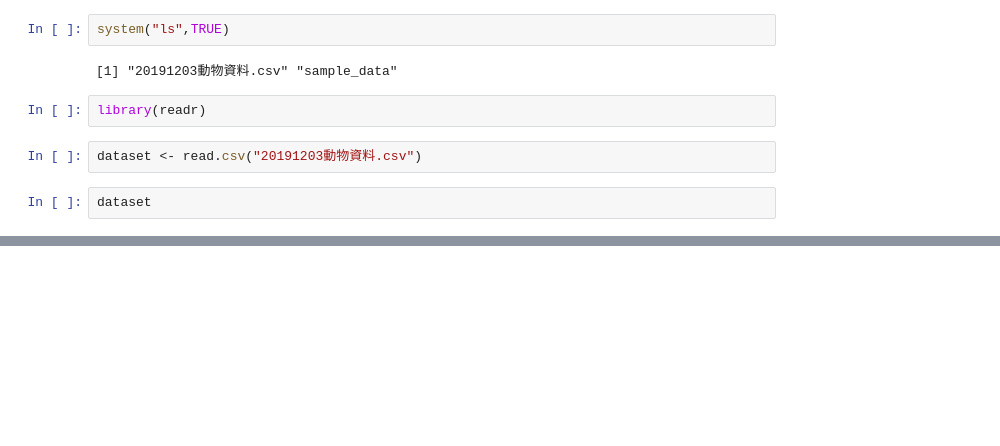
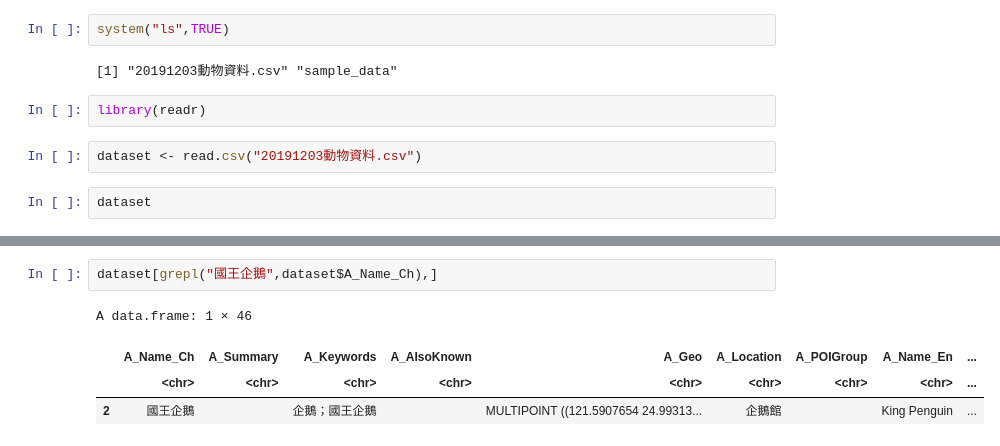
Before and after one commit to DanielBUBU/bigdata-class, a Jupyter notebook: 1008csv.ipynb, the cells around one changed output, grey strips where cells are left out. Drawn from its saved outputs; the diff is of its cells as text; blank space fills up the shorter version.

```diff
--- a/1008csv.ipynb
+++ b/1008csv.ipynb
@@ -12,0 +27,7 @@ dataset
+# %%
+dataset[grepl("國王企鵝",dataset$A_Name_Ch),]
+# %% [output]
+A data.frame: 1 × 46
+|  | A_Name_Ch | A_Summary | A_Keywords | A_AlsoKnown | A_Geo | A_Location | A_POIGroup | A_Name_En | ... |
+|  | <chr> | <chr> | <chr> | <chr> | <chr> | <chr> | <chr> | <chr> | ... |
+| 2 | 國王企鵝 |  | 企鵝；國王企鵝 |  | MULTIPOINT ((121.5907654 24.99313... | 企鵝館 |  | King Penguin | ... |
```
Also changed, not shown: parts of 11 cells of this notebook.
